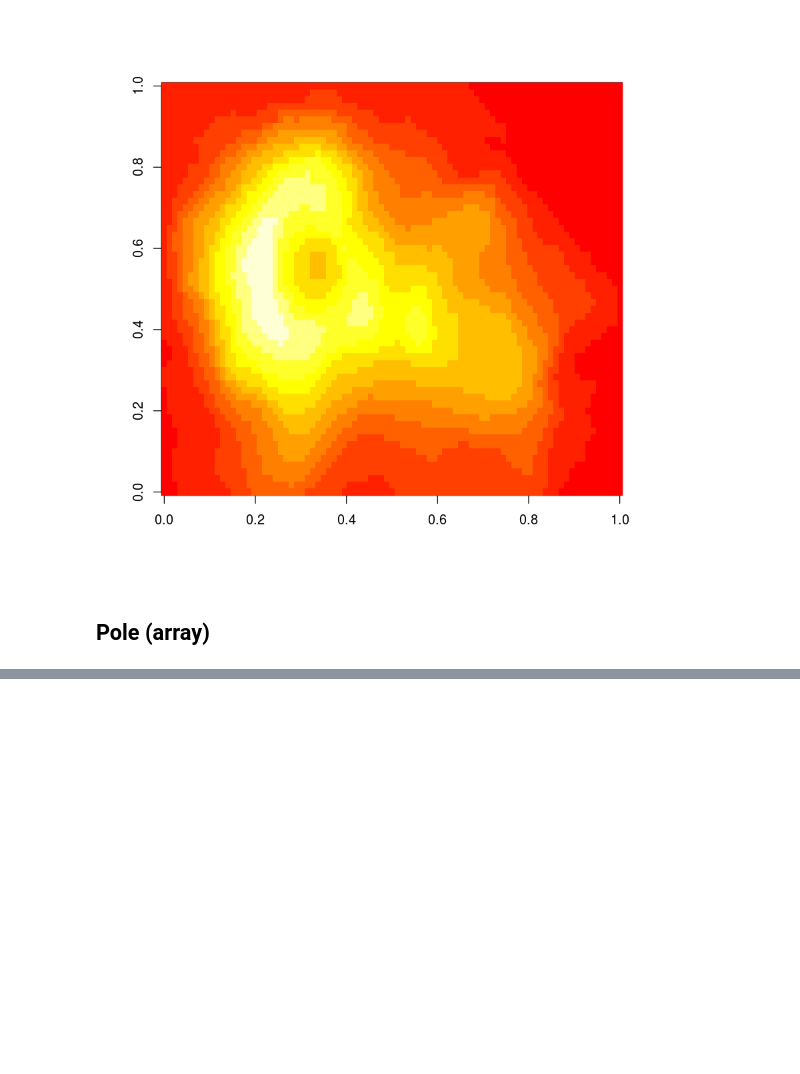
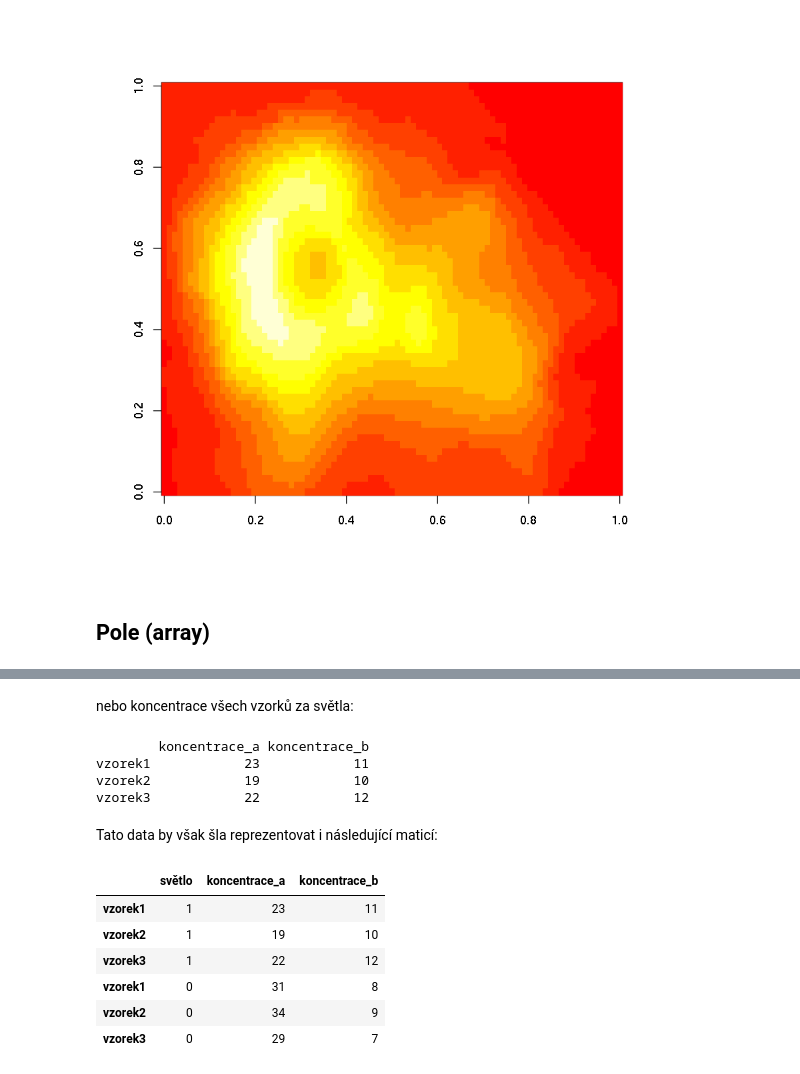
Before and after one commit to lich-uct/r_tutorial, a Jupyter notebook: 04/04.ipynb, the cells around one changed output, grey strips where cells are left out. Cells and saved outputs as stored; diff of their text form; code cells hidden in the pictures; blank space fills up the shorter version.

```diff
--- a/04/04.ipynb
+++ b/04/04.ipynb
@@ -335,0 +547,35 @@ ERROR: Error in eval(expr, envir, enclos): object 'TODO' not found
+# %% [markdown]
+nebo koncentrace všech vzorků za světla:
+# %%
+print(data[,,"s_ano"])
+# %% [output]
+        koncentrace_a koncentrace_b
+vzorek1            23            11
+vzorek2            19            10
+vzorek3            22            12
+# %% [markdown]
+Tato data by však šla reprezentovat i následující maticí:
+# %%
+data <- matrix(
+    c(
+        1, 23, 11,
+        1, 19, 10,
+        1, 22, 12,
+        0, 31, 8,
+        0, 34, 9,
+        0, 29, 7
+    )
+    , byrow = T
+    , ncol = 3
+)
+colnames(data) <- c("světlo", "koncentrace_a", "koncentrace_b")
+rownames(data) <- c("vzorek1", "vzorek2", "vzorek3", "vzorek1", "vzorek2", "vzorek3")
+data
+# %% [output]
+|  | světlo | koncentrace_a | koncentrace_b |
+| vzorek1 | 1 | 23 | 11 |
+| vzorek2 | 1 | 19 | 10 |
+| vzorek3 | 1 | 22 | 12 |
+| vzorek1 | 0 | 31 | 8 |
+| vzorek2 | 0 | 34 | 9 |
+| vzorek3 | 0 | 29 | 7 |
```
Also changed, not shown: parts of 21 cells of this notebook.
